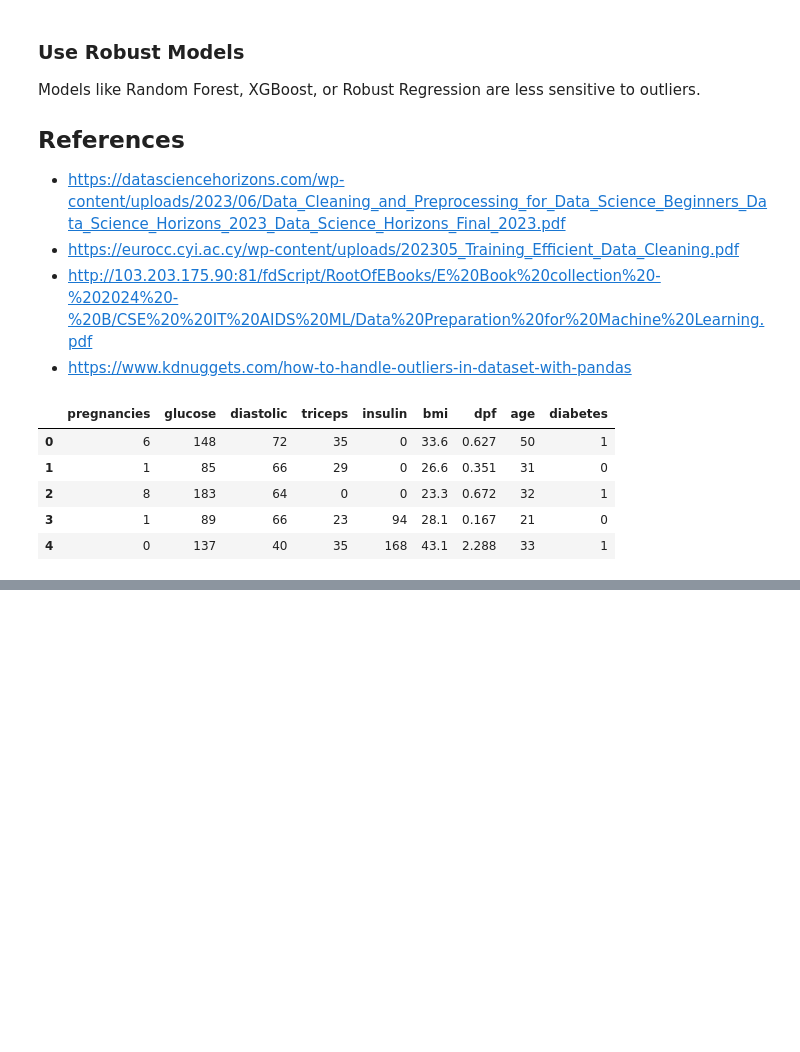
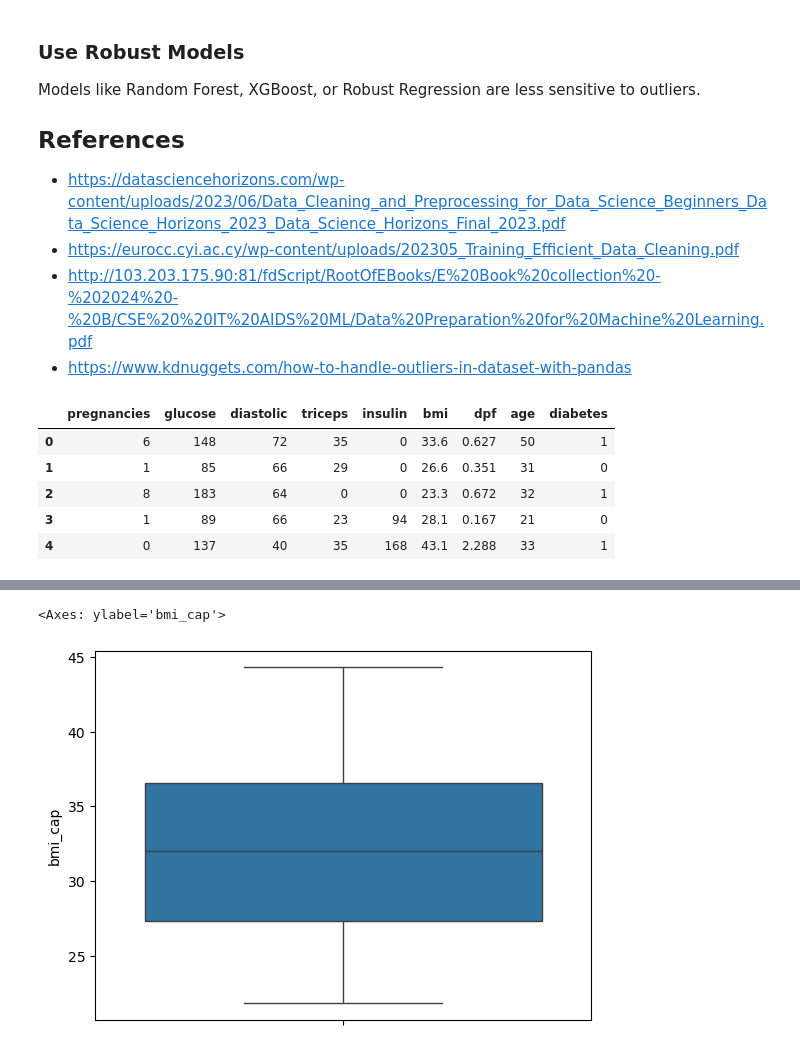
Before and after one commit to dashbikash/aiml-notebooks, a Jupyter notebook: dataclean/Outlier Handling.ipynb, the cells around one changed output, grey strips where cells are left out. Cells and saved outputs as stored; diff of their text form; code cells hidden in the pictures; blank space fills up the shorter version.

```diff
--- a/dataclean/Outlier Handling.ipynb
+++ b/dataclean/Outlier Handling.ipynb
@@ -88,6 +152,15 @@ outlier_mask = df['z_score'].abs() > threshold
 # %%
-
-import numpy as np
-
-df['transformed'] = df['bmi']  # start with original values
-df.loc[outlier_mask, 'transformed'] = df.loc[outlier_mask, 'bmi'].apply(np.log)
+df['tf_bmi'] = df['bmi'] # start with original values
+# %%
+def cap_outliers(series: pd.Series):
+    lower = series.quantile(0.05)
+    upper = series.quantile(0.95)
+
+    return series.clip(lower, upper)
+
+df['bmi_cap']=cap_outliers(df['bmi'])
+# %%
+sns.boxplot(df['bmi_cap'])
+# %% [output]
+<Axes: ylabel='bmi_cap'>
+[figure, added]
```
Also changed, not shown: parts of 16 cells of this notebook.
